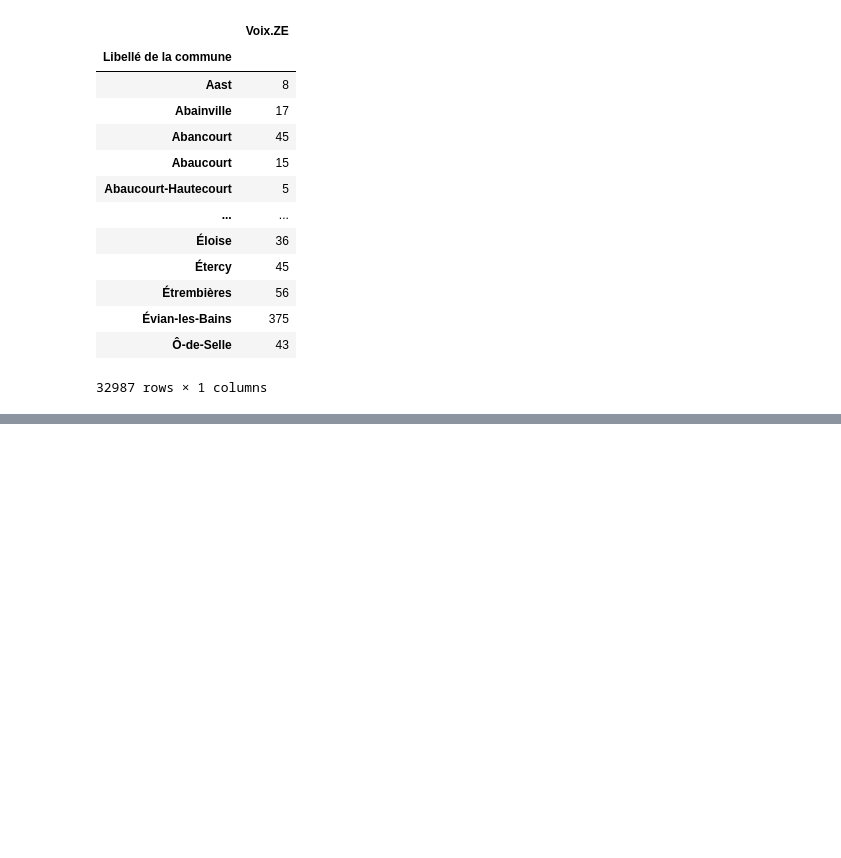
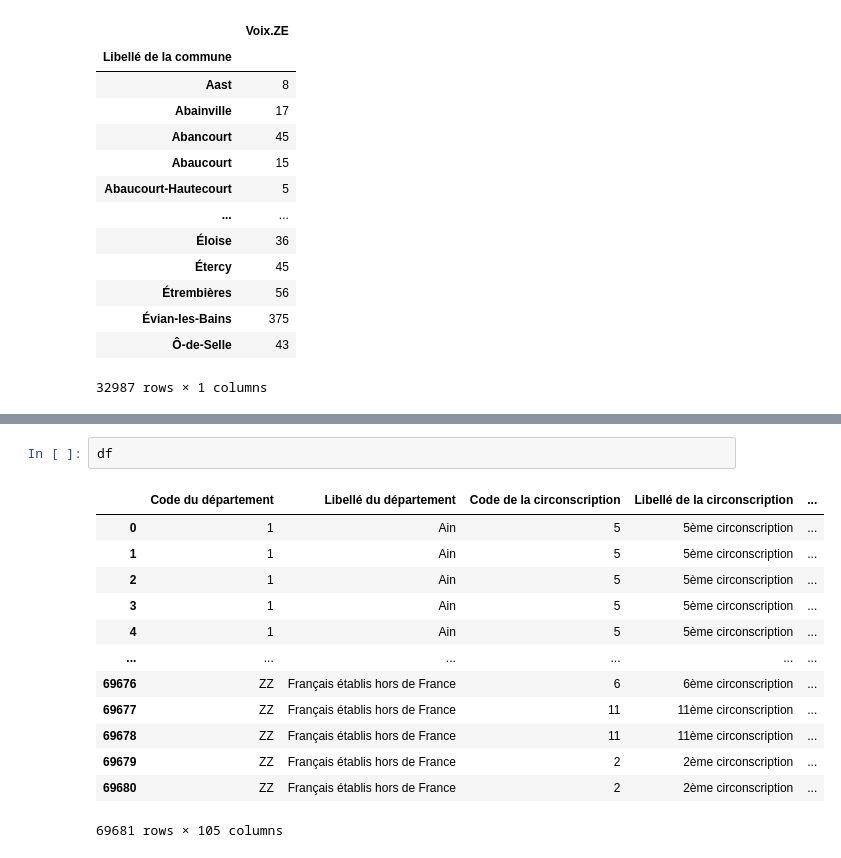
Before and after one commit to BaderEK/AnalyseDeDonnees, a Jupyter notebook: Groupe 2/Groupe 2/rendu.ipynb, the cells around one changed output, grey strips where cells are left out. Cells and saved outputs as stored; diff of their text form; blank space fills up the shorter version.

```diff
--- a/Groupe 2/Groupe 2/rendu.ipynb
+++ b/Groupe 2/Groupe 2/rendu.ipynb
@@ -138,0 +249,16 @@ dftemp
+# %%
+df
+# %% [output]
+|  | Code du département | Libellé du département | Code de la circonscription | Libellé de la circonscription | ... |
+| 0 | 1 | Ain | 5 | 5ème circonscription | ... |
+| 1 | 1 | Ain | 5 | 5ème circonscription | ... |
+| 2 | 1 | Ain | 5 | 5ème circonscription | ... |
+| 3 | 1 | Ain | 5 | 5ème circonscription | ... |
+| 4 | 1 | Ain | 5 | 5ème circonscription | ... |
+| ... | ... | ... | ... | ... | ... |
+| 69676 | ZZ | Français établis hors de France | 6 | 6ème circonscription | ... |
+| 69677 | ZZ | Français établis hors de France | 11 | 11ème circonscription | ... |
+| 69678 | ZZ | Français établis hors de France | 11 | 11ème circonscription | ... |
+| 69679 | ZZ | Français établis hors de France | 2 | 2ème circonscription | ... |
+| 69680 | ZZ | Français établis hors de France | 2 | 2ème circonscription | ... |
+69681 rows × 105 columns
```
Also changed, not shown: parts of 10 cells of this notebook, 1 other file.
